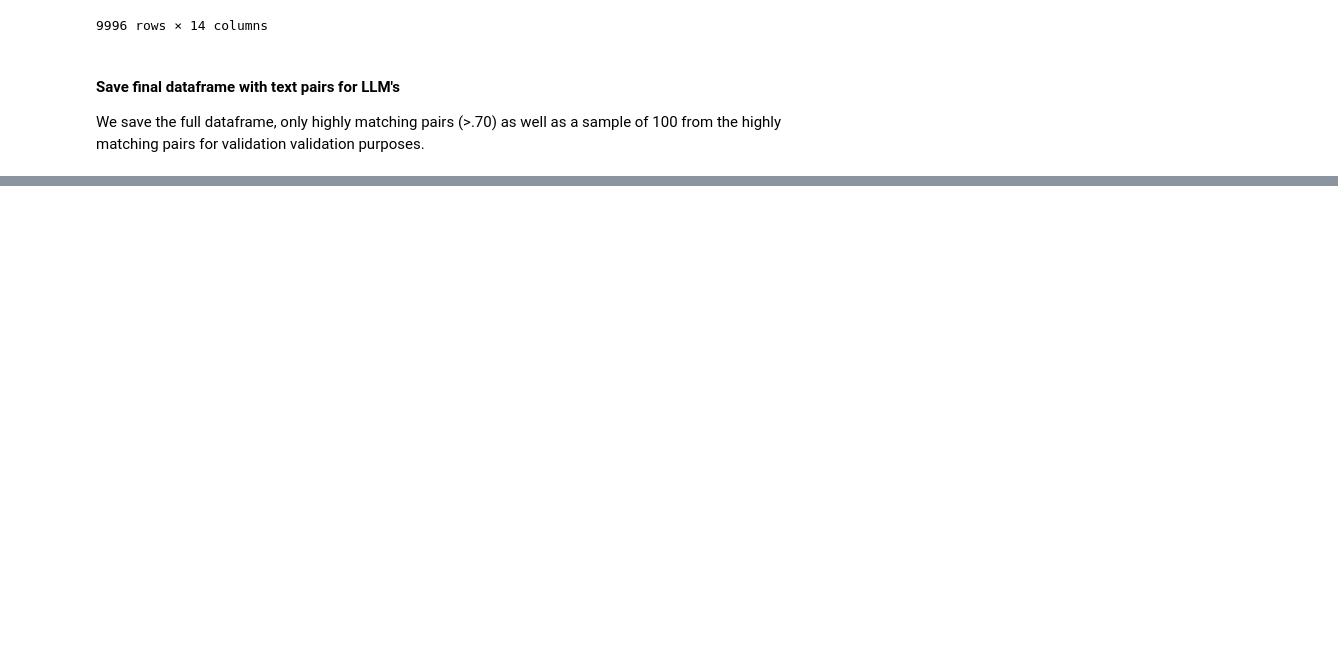
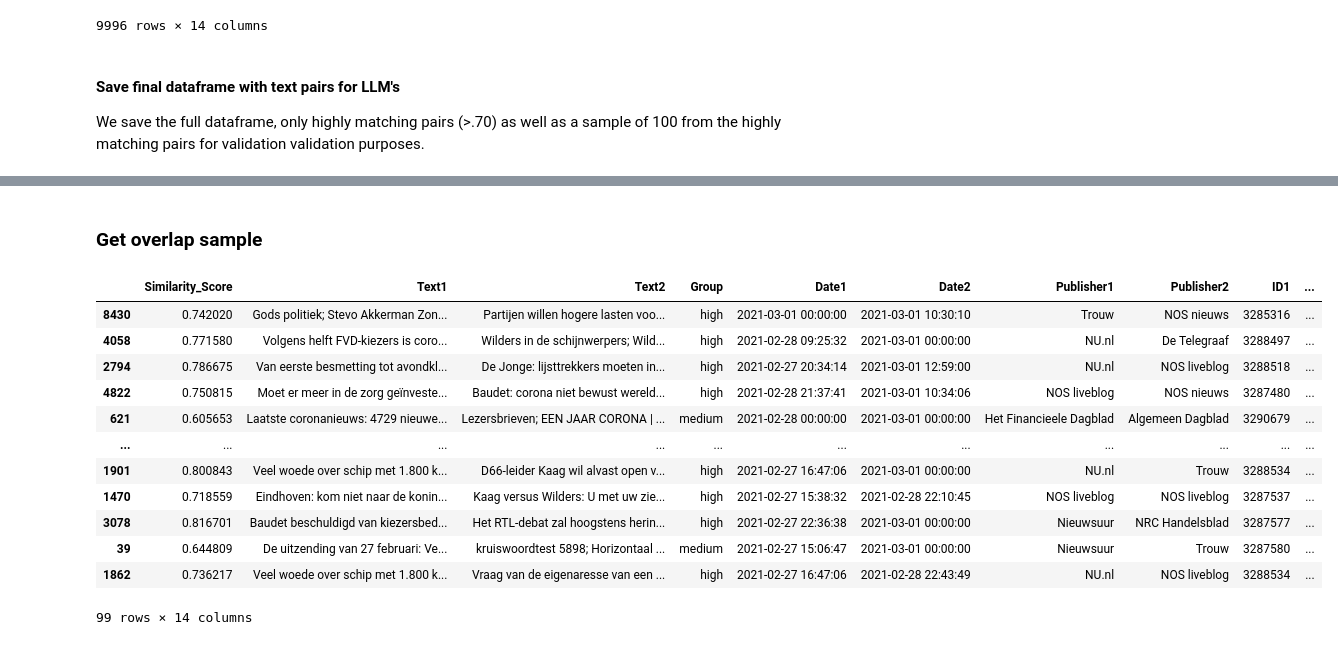
Before and after one commit to psyronika/LLM_validate, a Jupyter notebook: src/data-processing/1_prepare.ipynb, the cells around one changed output, grey strips where cells are left out. Saved outputs shown, nothing was run; the diff lists cells and outputs as text; code cells hidden in the pictures; blank space fills up the shorter version.

```diff
--- a/src/data-processing/1_prepare.ipynb
+++ b/src/data-processing/1_prepare.ipynb
@@ -721,0 +760,24 @@ sample
+# %% [markdown]
+### Get overlap sample
+# %%
+# Set a random seed for reproducibility
+random_seed = 42  # You can use any integer value
+
+# To take a reproducible random sample of 10% of the DataFrame's rows
+overlap_sample= df.sample(frac=0.01, random_state=random_seed)
+# %%
+overlap_sample
+# %% [output]
+|  | Similarity_Score | Text1 | Text2 | Group | Date1 | Date2 | Publisher1 | Publisher2 | ID1 | ... |
+| 8430 | 0.742020 | Gods politiek; Stevo Akkerman Zon... | Partijen willen hogere lasten voo... | high | 2021-03-01 00:00:00 | 2021-03-01 10:30:10 | Trouw | NOS nieuws | 3285316 | ... |
+| 4058 | 0.771580 | Volgens helft FVD-kiezers is coro... | Wilders in de schijnwerpers; Wild... | high | 2021-02-28 09:25:32 | 2021-03-01 00:00:00 | NU.nl | De Telegraaf | 3288497 | ... |
+| 2794 | 0.786675 | Van eerste besmetting tot avondkl... | De Jonge: lijsttrekkers moeten in... | high | 2021-02-27 20:34:14 | 2021-03-01 12:59:00 | NU.nl | NOS liveblog | 3288518 | ... |
+| 4822 | 0.750815 | Moet er meer in de zorg geïnveste... | Baudet: corona niet bewust wereld... | high | 2021-02-28 21:37:41 | 2021-03-01 10:34:06 | NOS liveblog | NOS nieuws | 3287480 | ... |
+| 621 | 0.605653 | Laatste coronanieuws: 4729 nieuwe... | Lezersbrieven; EEN JAAR CORONA | ... | medium | 2021-02-28 00:00:00 | 2021-03-01 00:00:00 | Het Financieele Dagblad | Algemeen Dagblad | 3290679 | ... |
+| ... | ... | ... | ... | ... | ... | ... | ... | ... | ... | ... |
+| 1901 | 0.800843 | Veel woede over schip met 1.800 k... | D66-leider Kaag wil alvast open v... | high | 2021-02-27 16:47:06 | 2021-03-01 00:00:00 | NU.nl | Trouw | 3288534 | ... |
+| 1470 | 0.718559 | Eindhoven: kom niet naar de konin... | Kaag versus Wilders: U met uw zie... | high | 2021-02-27 15:38:32 | 2021-02-28 22:10:45 | NOS liveblog | NOS liveblog | 3287537 | ... |
+| 3078 | 0.816701 | Baudet beschuldigd van kiezersbed... | Het RTL-debat zal hoogstens herin... | high | 2021-02-27 22:36:38 | 2021-03-01 00:00:00 | Nieuwsuur | NRC Handelsblad | 3287577 | ... |
+| 39 | 0.644809 | De uitzending van 27 februari: Ve... | kruiswoordtest 5898; Horizontaal ... | medium | 2021-02-27 15:06:47 | 2021-03-01 00:00:00 | Nieuwsuur | Trouw | 3287580 | ... |
+| 1862 | 0.736217 | Veel woede over schip met 1.800 k... | Vraag van de eigenaresse van een ... | high | 2021-02-27 16:47:06 | 2021-02-28 22:43:49 | NU.nl | NOS liveblog | 3288534 | ... |
+99 rows × 14 columns
```
Also changed, not shown: parts of 9 cells of this notebook, 4 other files.
